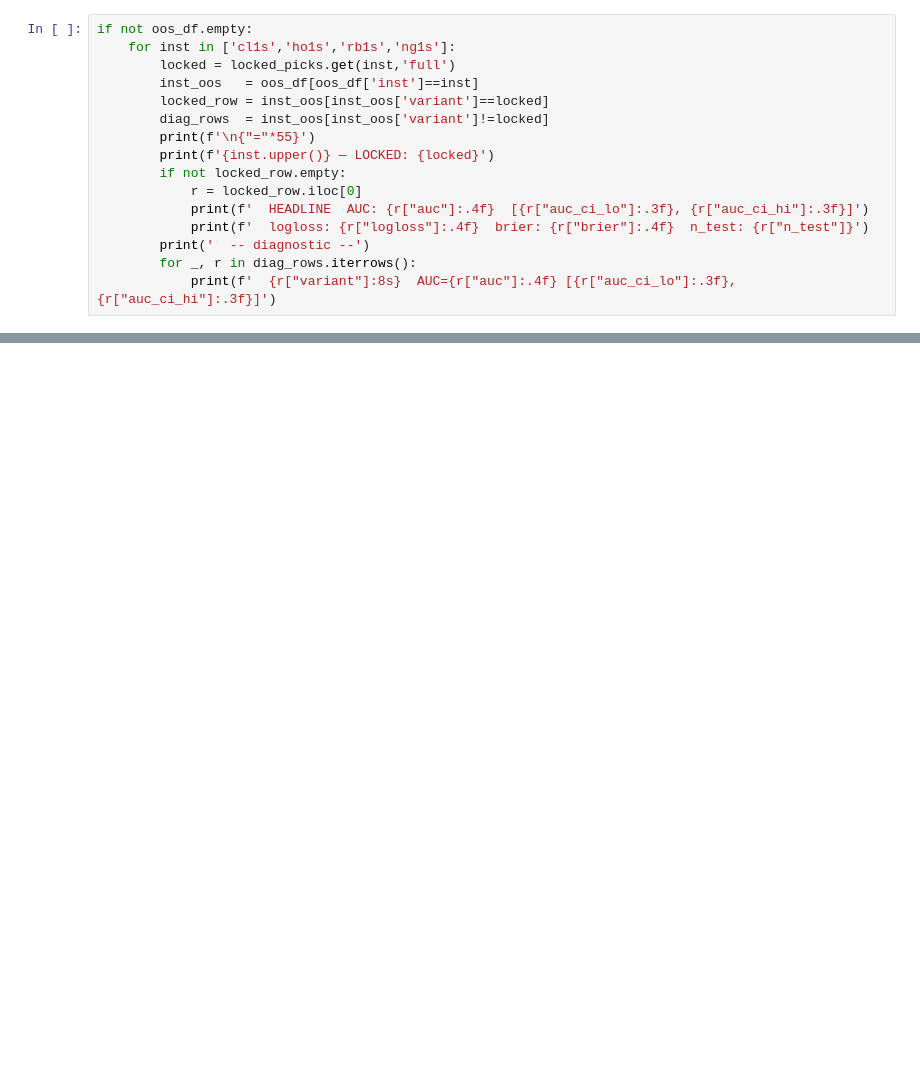
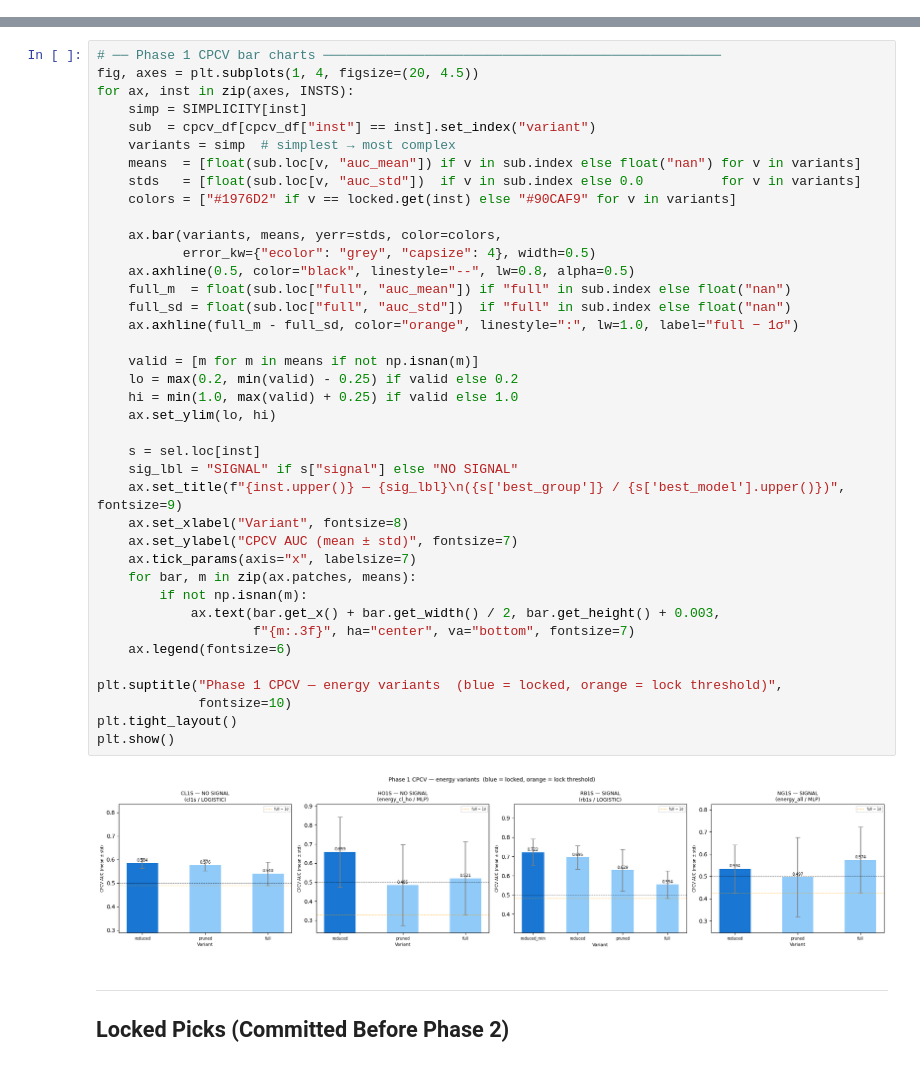
Before and after one commit to Ise-Q/stml, a Jupyter notebook: src/stml/new_work/energy_model_comparison.ipynb, the cells around one changed output, grey strips where cells are left out. Cells and saved outputs as stored; diff of their text form; blank space fills up the shorter version.

```diff
--- a/src/stml/new_work/energy_model_comparison.ipynb
+++ b/src/stml/new_work/energy_model_comparison.ipynb
@@ -258,16 +0,0 @@ Phase 2 OOS — green=locked (headline), yellow=diagnostic only
-# %%
-if not oos_df.empty:
-    for inst in ['cl1s','ho1s','rb1s','ng1s']:
-        locked = locked_picks.get(inst,'full')
-        inst_oos   = oos_df[oos_df['inst']==inst]
-        locked_row = inst_oos[inst_oos['variant']==locked]
-        diag_rows  = inst_oos[inst_oos['variant']!=locked]
-        print(f'\n{"="*55}')
-        print(f'{inst.upper()} — LOCKED: {locked}')
-        if not locked_row.empty:
-            r = locked_row.iloc[0]
-            print(f'  HEADLINE  AUC: {r["auc"]:.4f}  [{r["auc_ci_lo"]:.3f}, {r["auc_ci_hi"]:.3f}]')
-            print(f'  logloss: {r["logloss"]:.4f}  brier: {r["brier"]:.4f}  n_test: {r["n_test"]}')
-        print('  -- diagnostic --')
-        for _, r in diag_rows.iterrows():
-            print(f'  {r["variant"]:8s}  AUC={r["auc"]:.4f} [{r["auc_ci_lo"]:.3f},{r["auc_ci_hi"]:.3f}]')
@@ -367,0 +177,44 @@ Dev-CPCV vs OOS gap
+# %%
+# ── Phase 1 CPCV bar charts ───────────────────────────────────────────────────
+fig, axes = plt.subplots(1, 4, figsize=(20, 4.5))
+for ax, inst in zip(axes, INSTS):
+    simp = SIMPLICITY[inst]
+    sub  = cpcv_df[cpcv_df["inst"] == inst].set_index("variant")
+    variants = simp  # simplest → most complex
+    means  = [float(sub.loc[v, "auc_mean"]) if v in sub.index else float("nan") for v in variants]
+    stds   = [float(sub.loc[v, "auc_std"])  if v in sub.index else 0.0          for v in variants]
+    colors = ["#1976D2" if v == locked.get(inst) else "#90CAF9" for v in variants]
+
+    ax.bar(variants, means, yerr=stds, color=colors,
+           error_kw={"ecolor": "grey", "capsize": 4}, width=0.5)
+    ax.axhline(0.5, color="black", linestyle="--", lw=0.8, alpha=0.5)
+    full_m  = float(sub.loc["full", "auc_mean"]) if "full" in sub.index else float("nan")
+    full_sd = float(sub.loc["full", "auc_std"])  if "full" in sub.index else float("nan")
+    ax.axhline(full_m - full_sd, color="orange", linestyle=":", lw=1.0, label="full − 1σ")
+
+    valid = [m for m in means if not np.isnan(m)]
+    lo = max(0.2, min(valid) - 0.25) if valid else 0.2
+    hi = min(1.0, max(valid) + 0.25) if valid else 1.0
+    ax.set_ylim(lo, hi)
+
+    s = sel.loc[inst]
+    sig_lbl = "SIGNAL" if s["signal"] else "NO SIGNAL"
+    ax.set_title(f"{inst.upper()} — {sig_lbl}\n({s['best_group']} / {s['best_model'].upper()})", fontsize=9)
+    ax.set_xlabel("Variant", fontsize=8)
+    ax.set_ylabel("CPCV AUC (mean ± std)", fontsize=7)
+    ax.tick_params(axis="x", labelsize=7)
+    for bar, m in zip(ax.patches, means):
+        if not np.isnan(m):
+            ax.text(bar.get_x() + bar.get_width() / 2, bar.get_height() + 0.003,
+                    f"{m:.3f}", ha="center", va="bottom", fontsize=7)
+    ax.legend(fontsize=6)
+
+plt.suptitle("Phase 1 CPCV — energy variants  (blue = locked, orange = lock threshold)",
+             fontsize=10)
+plt.tight_layout()
+plt.show()
+# %% [output]
+[figure, added]
+# %% [markdown]
+---
+## Locked Picks (Committed Before Phase 2)
```
Also changed, not shown: parts of 44 cells of this notebook, 10 other files.
